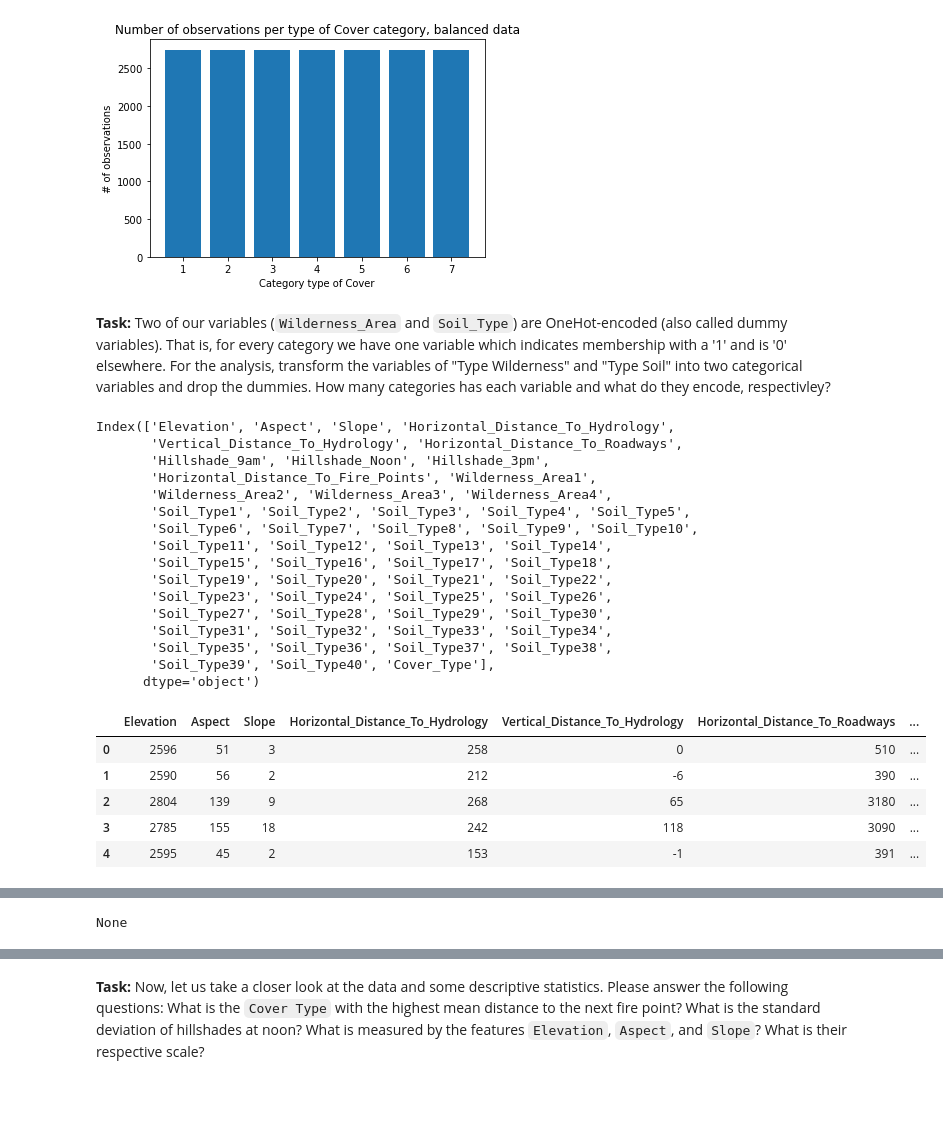
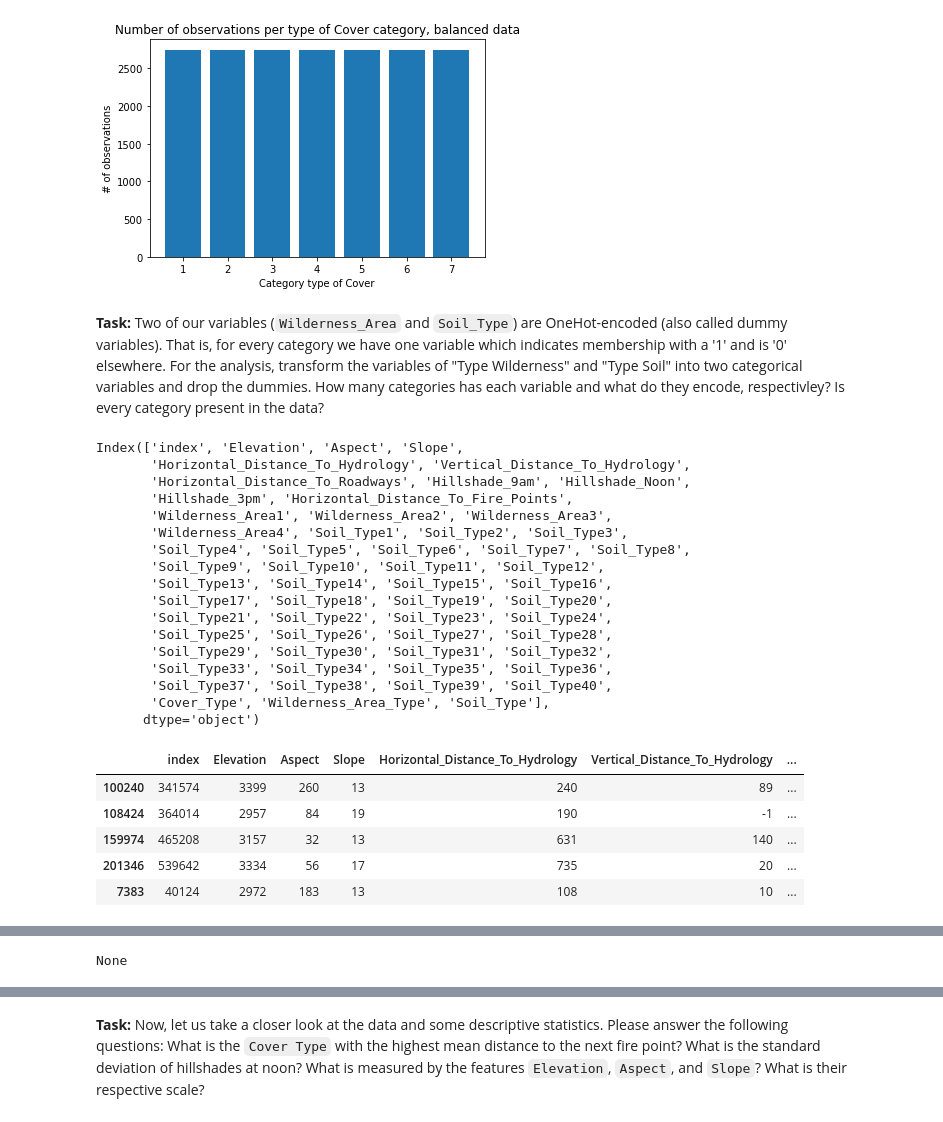
Before and after one commit to CorrelAid/correlaid-machine-learning-spring-school, a Jupyter notebook: notebooks/05_CorrelAid_ml-spring-school_data-exploration.ipynb, the cells around one changed output, grey strips where cells are left out. Drawn from its saved outputs; the diff is of its cells as text; code cells hidden in the pictures; blank space fills up the shorter version.

```diff
--- a/notebooks/05_CorrelAid_ml-spring-school_data-exploration.ipynb
+++ b/notebooks/05_CorrelAid_ml-spring-school_data-exploration.ipynb
@@ -174,59 +172,60 @@ plt.show();
 # %% [output]
 [figure]
 # %% [markdown]
-**Task:** Two of our variables (`Wilderness_Area` and `Soil_Type`) are OneHot-encoded (also called dummy variables). That is, for every category we have one variable which indicates membership with a '1' and is '0' elsewhere. For the analysis, transform the variables of "Type Wilderness" and "Type Soil" into two categorical variables and drop the dummies. How many categories has each variable and what do they encode, respectivley?
+**Task:** Two of our variables (`Wilderness_Area` and `Soil_Type`) are OneHot-encoded (also called dummy variables). That is, for every category we have one variable which indicates membership with a '1' and is '0' elsewhere. For the analysis, transform the variables of "Type Wilderness" and "Type Soil" into two categorical variables and drop the dummies. How many categories has each variable and what do they encode, respectivley? Is every category present in the data?
 # %%
 # Display all variable names from dataset
-display(forest_data.columns)
+display(forest_data_balanced.columns)
 
 # transform dummy variables into categorical ones and drop dummies
 
 # INSERT YOUR CODE HERE
-forest_data['Wilderness_Area_Type'] = (forest_data.iloc[:,10:14] == 1).idxmax(1)
-forest_data['Soil_Type'] = (forest_data.iloc[:,14:55] == 1).idxmax(1)
+forest_data_balanced['Wilderness_Area_Type'] = (forest_data_balanced.iloc[:,11:15] == 1).idxmax(1)
+forest_data_balanced['Soil_Type'] = (forest_data_balanced.iloc[:,15:55] == 1).idxmax(1)
 
 # transform strings to numbers by, first, deleting text (use str.replace()) and, second, transforming variables to numeric
-forest_data['Wilderness_Area_Type'] = forest_data['Wilderness_Area_Type'].str.replace('Wilderness_Area', '').astype('category')
-forest_data['Soil_Type'] = forest_data['Soil_Type'].str.replace('Soil_Type', '').astype('category')
+forest_data_balanced['Wilderness_Area_Type'] = forest_data_balanced['Wilderness_Area_Type'].str.replace('Wilderness_Area', '').astype('int64') # 'category'
+forest_data_balanced['Soil_Type'] = forest_data_balanced['Soil_Type'].str.replace('Soil_Type', '').astype('int64') # 'category'
 
 # drop dummy variables
-forest_data.drop(['Wilderness_Area1',
+forest_data_balanced.drop(['Wilderness_Area1',
        'Wilderness_Area2', 'Wilderness_Area3', 'Wilderness_Area4',
        'Soil_Type1', 'Soil_Type2', 'Soil_Type3', 'Soil_Type4', 'Soil_Type5',
        'Soil_Type6', 'Soil_Type7', 'Soil_Type8', 'Soil_Type9', 'Soil_Type10',
        'Soil_Type11', 'Soil_Type12', 'Soil_Type13', 'Soil_Type14',
        'Soil_Type15', 'Soil_Type16', 'Soil_Type17', 'Soil_Type18',
        'Soil_Type19', 'Soil_Type20', 'Soil_Type21', 'Soil_Type22',
        'Soil_Type23', 'Soil_Type24', 'Soil_Type25', 'Soil_Type26',
        'Soil_Type27', 'Soil_Type28', 'Soil_Type29', 'Soil_Type30',
        'Soil_Type31', 'Soil_Type32', 'Soil_Type33', 'Soil_Type34',
        'Soil_Type35', 'Soil_Type36', 'Soil_Type37', 'Soil_Type38',
        'Soil_Type39', 'Soil_Type40'], axis=1, inplace=True)
 
 # check result
-display(forest_data.head())
-display(forest_data.info())
+display(forest_data_balanced.head())
+display(forest_data_balanced.info())
 # %% [output]
-Index(['Elevation', 'Aspect', 'Slope', 'Horizontal_Distance_To_Hydrology',
-       'Vertical_Distance_To_Hydrology', 'Horizontal_Distance_To_Roadways',
-       'Hillshade_9am', 'Hillshade_Noon', 'Hillshade_3pm',
-       'Horizontal_Distance_To_Fire_Points', 'Wilderness_Area1',
-       'Wilderness_Area2', 'Wilderness_Area3', 'Wilderness_Area4',
-       'Soil_Type1', 'Soil_Type2', 'Soil_Type3', 'Soil_Type4', 'Soil_Type5',
-       'Soil_Type6', 'Soil_Type7', 'Soil_Type8', 'Soil_Type9', 'Soil_Type10',
-       'Soil_Type11', 'Soil_Type12', 'Soil_Type13', 'Soil_Type14',
-       'Soil_Type15', 'Soil_Type16', 'Soil_Type17', 'Soil_Type18',
-       'Soil_Type19', 'Soil_Type20', 'Soil_Type21', 'Soil_Type22',
-       'Soil_Type23', 'Soil_Type24', 'Soil_Type25', 'Soil_Type26',
-       'Soil_Type27', 'Soil_Type28', 'Soil_Type29', 'Soil_Type30',
-       'Soil_Type31', 'Soil_Type32', 'Soil_Type33', 'Soil_Type34',
-       'Soil_Type35', 'Soil_Type36', 'Soil_Type37', 'Soil_Type38',
-       'Soil_Type39', 'Soil_Type40', 'Cover_Type'],
+Index(['index', 'Elevation', 'Aspect', 'Slope',
+       'Horizontal_Distance_To_Hydrology', 'Vertical_Distance_To_Hydrology',
+       'Horizontal_Distance_To_Roadways', 'Hillshade_9am', 'Hillshade_Noon',
+       'Hillshade_3pm', 'Horizontal_Distance_To_Fire_Points',
+       'Wilderness_Area1', 'Wilderness_Area2', 'Wilderness_Area3',
+       'Wilderness_Area4', 'Soil_Type1', 'Soil_Type2', 'Soil_Type3',
+       'Soil_Type4', 'Soil_Type5', 'Soil_Type6', 'Soil_Type7', 'Soil_Type8',
+       'Soil_Type9', 'Soil_Type10', 'Soil_Type11', 'Soil_Type12',
+       'Soil_Type13', 'Soil_Type14', 'Soil_Type15', 'Soil_Type16',
+       'Soil_Type17', 'Soil_Type18', 'Soil_Type19', 'Soil_Type20',
+       'Soil_Type21', 'Soil_Type22', 'Soil_Type23', 'Soil_Type24',
+       'Soil_Type25', 'Soil_Type26', 'Soil_Type27', 'Soil_Type28',
+       'Soil_Type29', 'Soil_Type30', 'Soil_Type31', 'Soil_Type32',
+       'Soil_Type33', 'Soil_Type34', 'Soil_Type35', 'Soil_Type36',
+       'Soil_Type37', 'Soil_Type38', 'Soil_Type39', 'Soil_Type40',
+       'Cover_Type', 'Wilderness_Area_Type', 'Soil_Type'],
       dtype='object')
-|  | Elevation | Aspect | Slope | Horizontal_Distance_To_Hydrology | Vertical_Distance_To_Hydrology | Horizontal_Distance_To_Roadways | ... |
-| 0 | 2596 | 51 | 3 | 258 | 0 | 510 | ... |
-| 1 | 2590 | 56 | 2 | 212 | -6 | 390 | ... |
-| 2 | 2804 | 139 | 9 | 268 | 65 | 3180 | ... |
-| 3 | 2785 | 155 | 18 | 242 | 118 | 3090 | ... |
-| 4 | 2595 | 45 | 2 | 153 | -1 | 391 | ... |
+|  | index | Elevation | Aspect | Slope | Horizontal_Distance_To_Hydrology | Vertical_Distance_To_Hydrology | ... |
+| 100240 | 341574 | 3399 | 260 | 13 | 240 | 89 | ... |
+| 108424 | 364014 | 2957 | 84 | 19 | 190 | -1 | ... |
+| 159974 | 465208 | 3157 | 32 | 13 | 631 | 140 | ... |
+| 201346 | 539642 | 3334 | 56 | 17 | 735 | 20 | ... |
+| 7383 | 40124 | 2972 | 183 | 13 | 108 | 10 | ... |
 <class 'pandas.core.frame.DataFrame'>
```
Also changed, not shown: parts of 24 cells of this notebook, 3 other files.
